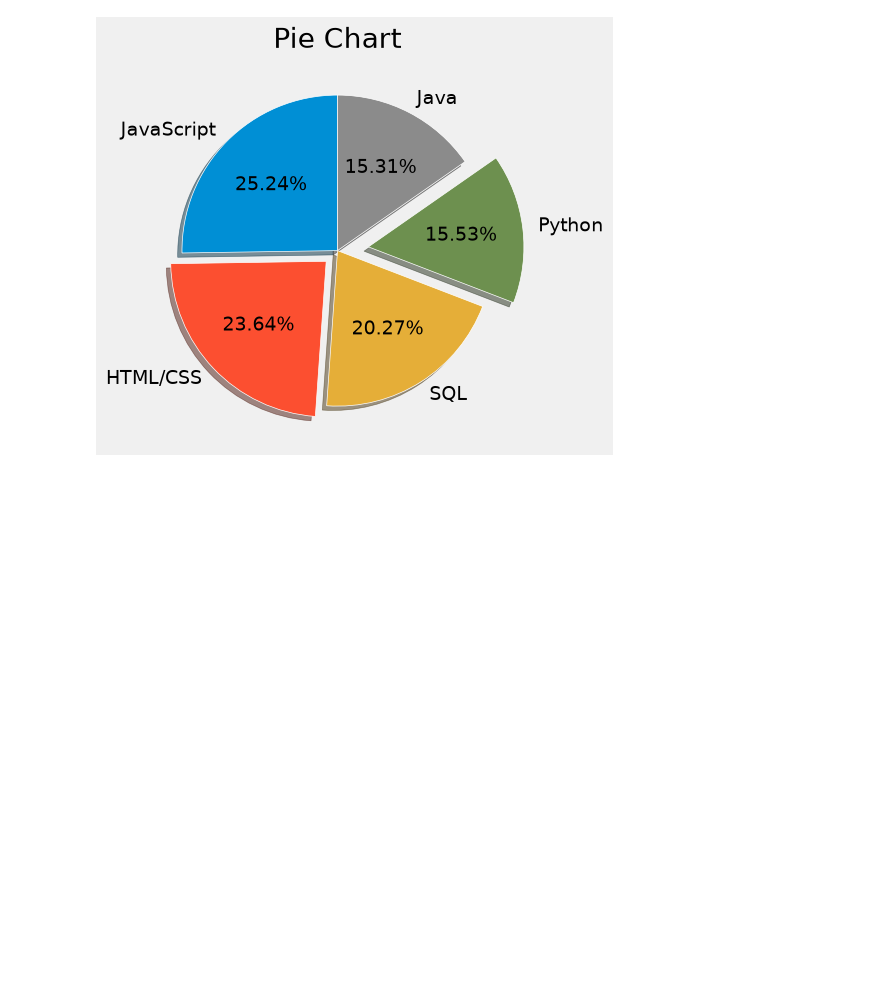
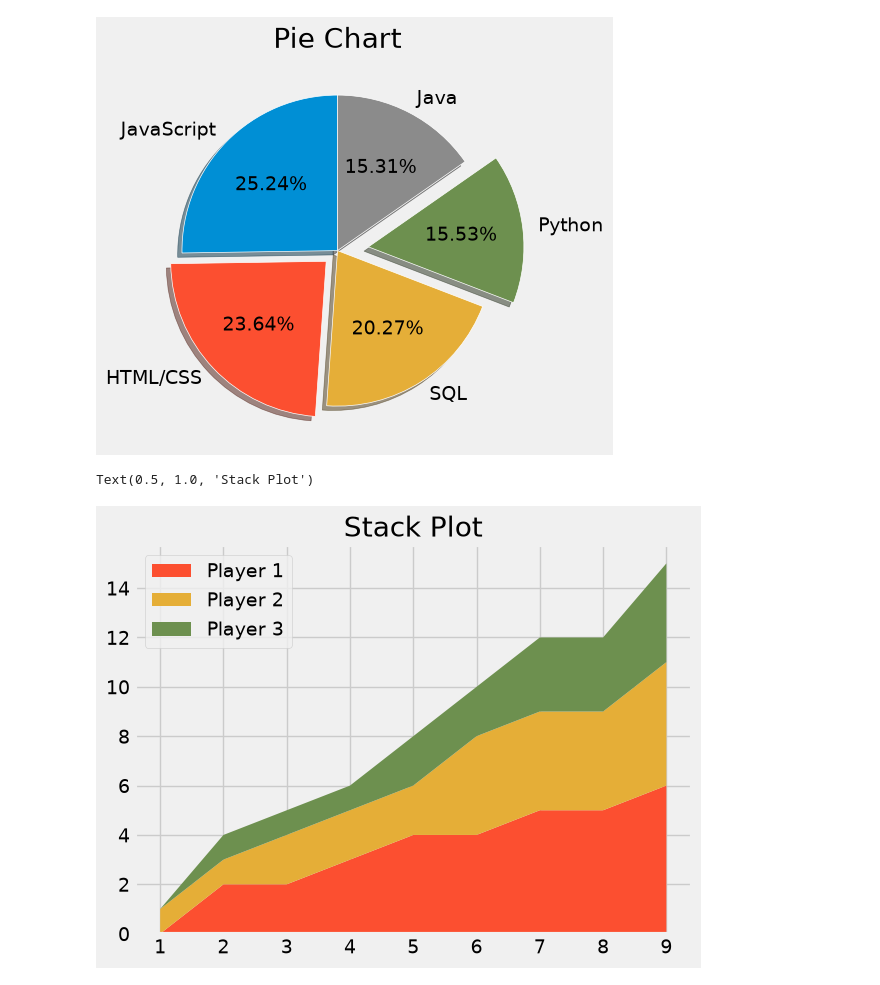
Before and after one commit to dikshamisra18/ML_Progress_Tracker, a Jupyter notebook: PieChart.ipynb, the cells around one changed output. Saved outputs shown, nothing was run; the diff lists cells and outputs as text; code cells hidden in the pictures; blank space fills up the shorter version.

```diff
--- a/PieChart.ipynb
+++ b/PieChart.ipynb
@@ -23,3 +23,26 @@ plt.title("Pie Chart")
 # %% [output]
 Text(0.5, 1.0, 'Pie Chart')
 [figure]
+# %%
+minutes = [1,2,3,4,5,6,7,8,9]
+
+player1 = [0, 2, 2, 3, 4, 4, 5, 5, 6]
+player2 = [1, 1, 2, 2, 2, 4, 4, 4, 5]
+player3 = [0, 1, 1, 1, 2, 2, 3, 3, 4]
+
+label = ['Player 1', 'Player 2', 'Player 3']
+colors = ['#fc4f30','#e5ae37','#6d904f']
+
+plt.stackplot(
+    minutes,
+    player1,
+    player2,
+    player3,
+    labels = label,
+    colors = colors
+)
+plt.legend()
+plt.title("Stack Plot")
+# %% [output]
+Text(0.5, 1.0, 'Stack Plot')
+[figure, added]
```
